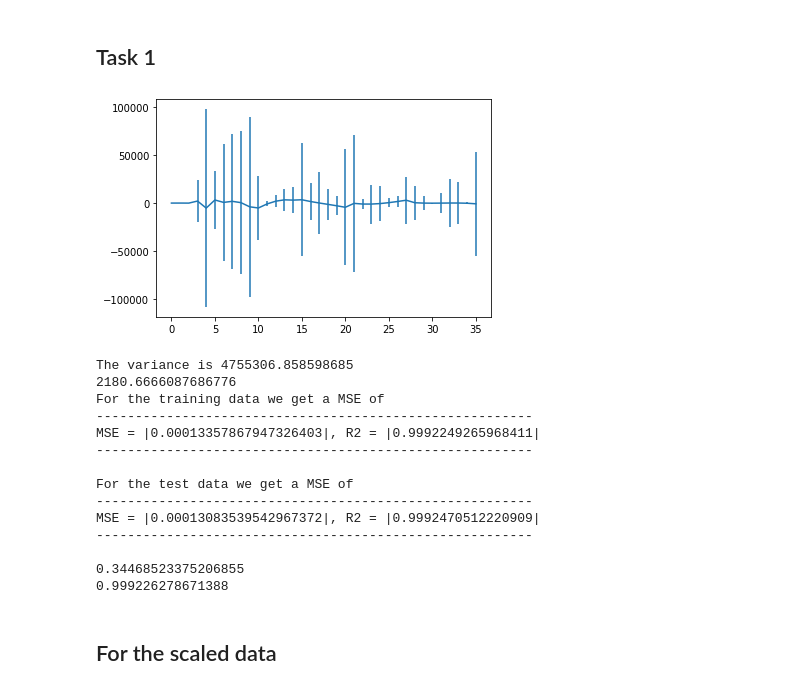
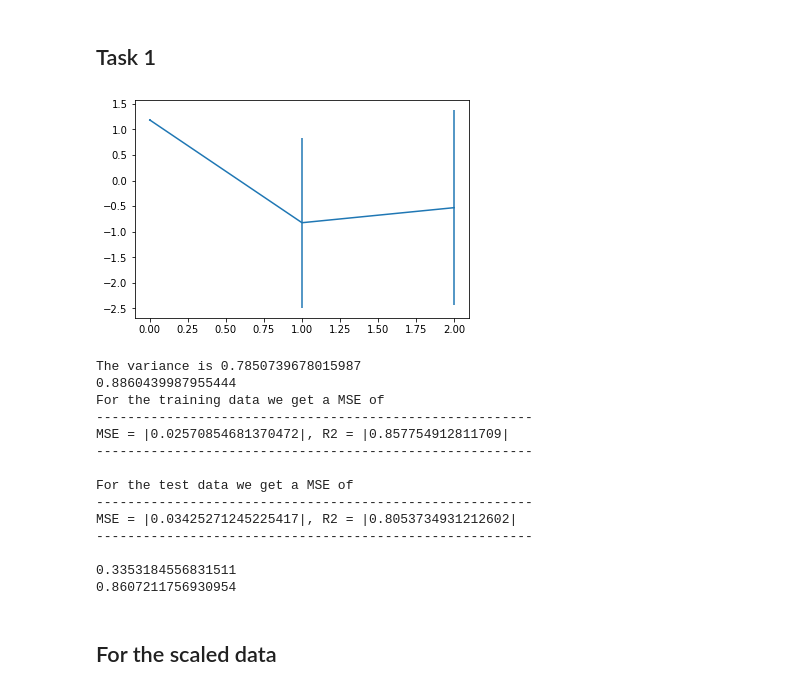
Before and after one commit to MortenTryti/MachineLearning, a Jupyter notebook: Project 1/Project 1.ipynb, the cells around one changed output. Drawn from its saved outputs; the diff is of its cells as text; code cells hidden in the pictures.

```diff
--- a/Project 1/Project 1.ipynb
+++ b/Project 1/Project 1.ipynb
@@ -15,7 +15,7 @@ from sklearn.utils import resample
 ## Functionspace
 # %%
 
-# FrankeFunction
+# FrankeFunction, from lecture notes
 def FrankeFunction(x,y):
     term1 = 0.75*np.exp(-(0.25*(9*x-2)**2) - 0.25*((9*y-2)**2))
     term2 = 0.75*np.exp(-((9*x+1)**2)/49.0 - 0.1*(9*y+1))
@@ -25,12 +25,12 @@ def FrankeFunction(x,y):
     return term1 + term2 + term3 + term4
 
 
-# Defining the R2 function
+# Defining the R2 function, from lecture notes
 def R2(y_data, y_model):
     return 1 - np.sum((y_data - y_model) ** 2) / np.sum((y_data - np.mean(y_data)) ** 2)
 
 
-# Defining the Mean square error
+# Defining the Mean square error, from lecture notes
 def MSE(y,ytilde):
     n = len(y)
     return 1/n * np.sum(np.abs(y-ytilde)**2)
@@ -65,6 +65,9 @@ def OLSmethod(X,z):
 def ridgeregg(X,y, lmb = 0.0001):
     XtX = X.T @ X
     return np.linalg.pinv(XtX +  lmb * np.identity(len(y))) @ X.T @ y
+
+#Lassoregression using sklern
+#def lassoregg(X,y,lmb):
 
 
 
@@ -108,7 +111,7 @@ def plotMSEcomplexity(x,y,z,n):
         MSEdeglisttest = []
         MSEdeglisttrain = []
         # Running over the bootstrap for the specific degree
-        for i in range(22):
+        for i in range(100):
             # Using the bootstrap method to "create" more trainingdata
             bootX,bootz = resample(X_train,z_train.reshape(-1,1))
 
@@ -138,13 +141,18 @@ def plotMSEcomplexity(x,y,z,n):
     plt.show()
 
 
-def confidense(beta,X):
-    conf = np.zeros(len(beta))
-    betavar = np.var(beta)
-    XtX = X.T@X
-    for i in range(len(conf)):
-        conf[i] = betavar * XtX[i,i]
+def confidense(y,X):
+    #conf = np.zeros(len(beta))
+    betavar = np.var(y)
+    XtX = np.linalg.pinv(X.T@X)
+    conf = betavar * np.diag(XtX)
     return conf
+
+def biassVariance(y,y_pred):
+    mean_pred = np.mean(y_pred)
+    bias = np.mean((y - mean_pred)**2)
+    variance = np.mean((y_pred - mean_pred)**2)
+    return bias, variance
 # %% [markdown]
 ## Task 1
 # %%
@@ -160,11 +168,11 @@ y = np.sort(np.random.uniform(0, 1, npoints))
 
 
 z = FrankeFunction(x, y)
-#z = z #+ .1 * np.random.randn(npoints)
+z = z #+ .1 * np.random.randn(npoints)
 
 #surfaceplot(x,y,z)
 # %%
-n = 7
+n = 1
 
 
 #x = np.sort(np.random.uniform(0.0 , 1.0 , npoints))
@@ -188,11 +196,11 @@ betaOLS = OLSmethod(X_train , z_train)
 #finding the variance of beta
 p = int((n+1)*(n+2)/2)
 
-sigma2 = 1/(npoints-p-1)*np.sum(np.abs(z_test - X_test@betaOLS)**2 )
-betaOLS_var =sigma2* np.diag(np.linalg.pinv(X_test.T @ X_test))
-confidence_interwal = 2*betaOLS_var
 
-plt.errorbar(range(p), betaOLS, yerr= confidence_interwal)
+betaOLS_var = confidense(z_train,X_train)
+
+
+plt.errorbar(range(p), betaOLS, yerr= betaOLS_var)
 plt.show()
 
 
@@ -205,48 +213,48 @@ print(np.std(betaOLS))
 zpred = X_train@betaOLS
 print("For the training data we get a MSE of")
 printQ(z_train,zpred)
 
 
 print("For the test data we get a MSE of")
 ztilde = X_test@betaOLS
 printQ(z_test,ztilde)
 
 
 
 MSElist = []
 R2list = []
 for i in range(28):
     bootX,bootz = resample(X_train,z_train.reshape(-1,1))
 
 
     bootbetaOLS = OLSmethod(bootX,bootz)
 
     ypred = bootX @ bootbetaOLS
     MSElist.append(MSE(z_train,ypred))
     R2list.append(R2(bootz,ypred))
 
 
 
 
 
 print(np.mean(MSElist))
 print(np.mean(R2list))
 # %% [output]
-[figure, old version]
+[figure, new version]
-The variance is 4755306.858598685
-2180.6666087686776
+The variance is 0.7850739678015987
+0.8860439987955444
 For the training data we get a MSE of
 --------------------------------------------------------
-MSE = |0.00013357867947326403|, R2 = |0.9992249265968411|
+MSE = |0.02570854681370472|, R2 = |0.857754912811709|
 --------------------------------------------------------
 
 For the test data we get a MSE of
 --------------------------------------------------------
-MSE = |0.00013083539542967372|, R2 = |0.9992470512220909|
+MSE = |0.03425271245225417|, R2 = |0.8053734931212602|
 --------------------------------------------------------
 
-0.34468523375206855
-0.999226278671388
+0.3353184556831511
+0.8607211756930954
 # %% [markdown]
 ## For the scaled data
 # %%
```
Also changed, not shown: parts of 2 cells of this notebook.
